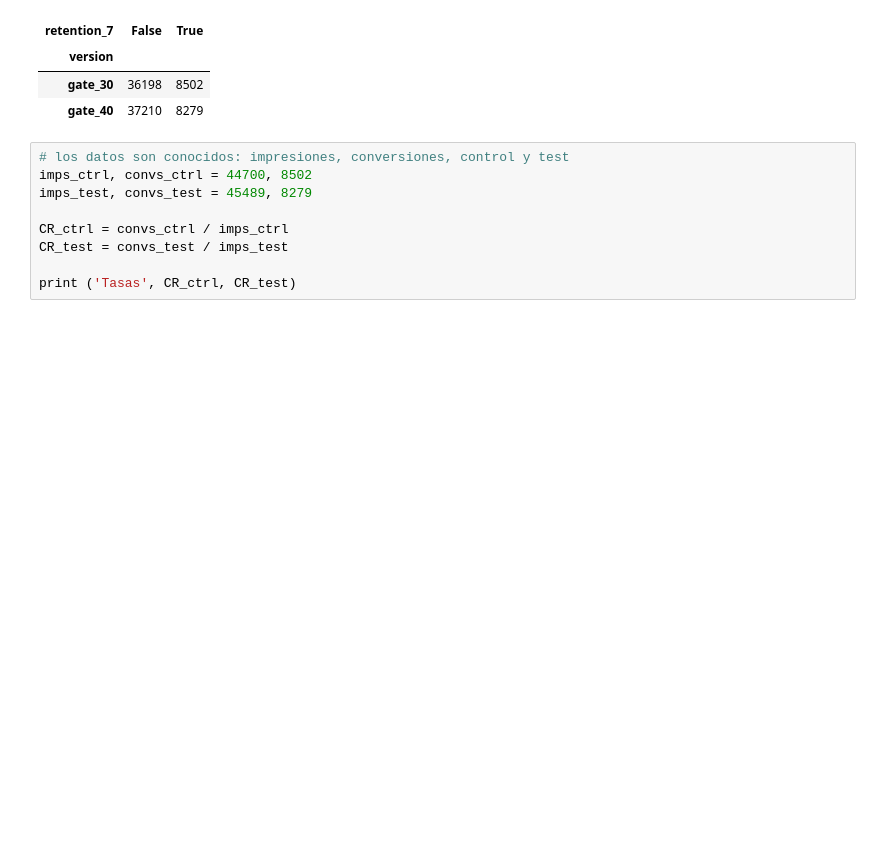
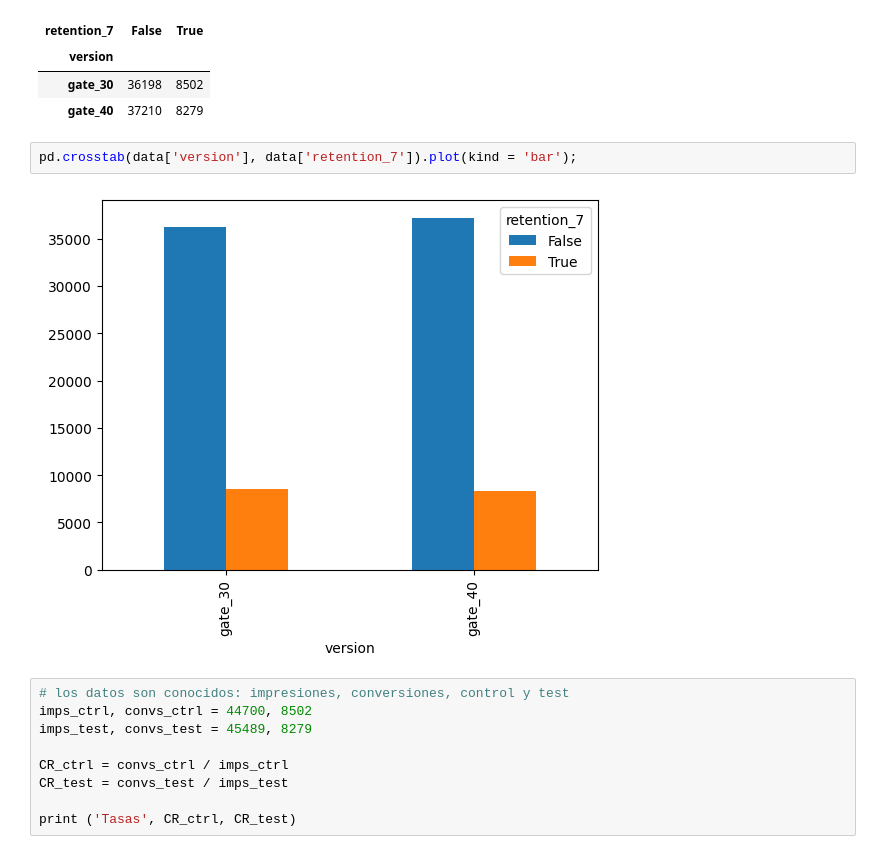
Before and after one commit to Ironhack-Data-Madrid-Abril-2023/6.4-lab_ab_testing, a Jupyter notebook: lab-ab-test.ipynb, the cells around one changed output. Drawn from its saved outputs; the diff is of its cells as text; blank space fills up the shorter version.

```diff
--- a/lab-ab-test.ipynb
+++ b/lab-ab-test.ipynb
@@ -167,6 +114,10 @@ cross_2
 | version |  |  |
 | gate_30 | 36198 | 8502 |
 | gate_40 | 37210 | 8279 |
+# %%
+pd.crosstab(data['version'], data['retention_7']).plot(kind = 'bar');
+# %% [output]
+[figure, added]
 # %%
 # los datos son conocidos: impresiones, conversiones, control y test
 imps_ctrl, convs_ctrl = 44700, 8502
```
Also changed, not shown: parts of 23 cells of this notebook.
